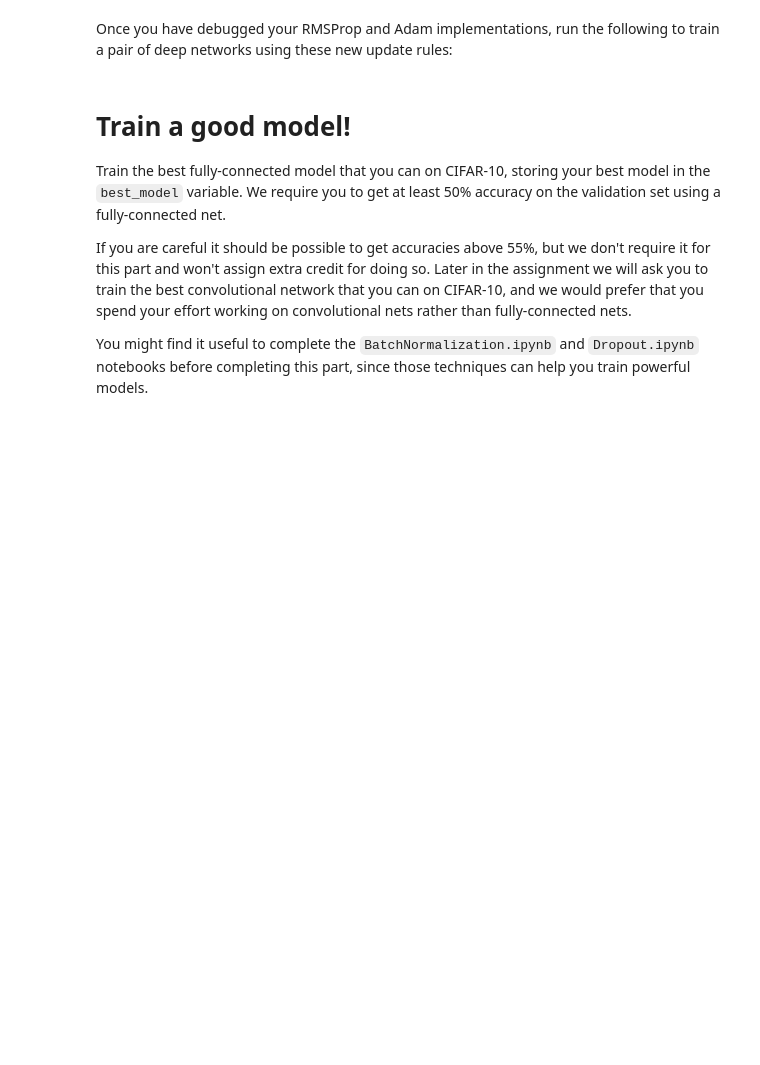
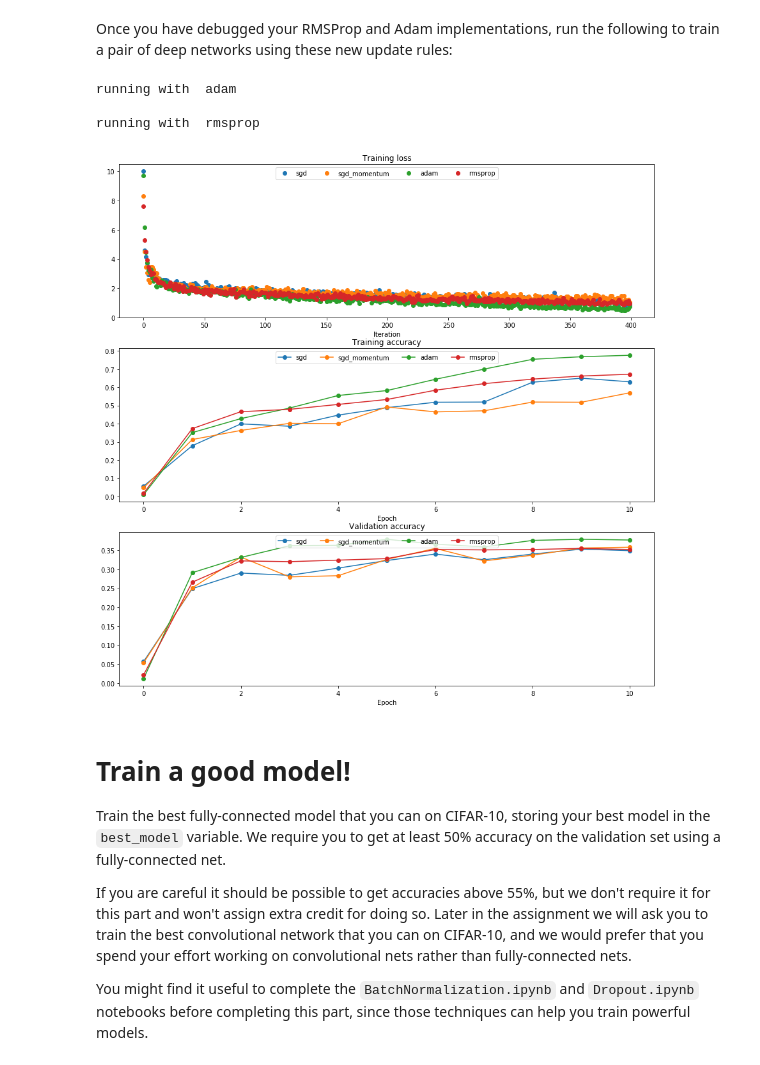
Before and after one commit to LuizFernandoCabral/cs231n, a Jupyter notebook: assignment2/FullyConnectedNets.ipynb, the cells around one changed output. Saved outputs shown, nothing was run; the diff lists cells and outputs as text; code cells hidden in the pictures; blank space fills up the shorter version.

```diff
--- a/assignment2/FullyConnectedNets.ipynb
+++ b/assignment2/FullyConnectedNets.ipynb
@@ -718,43 +725,48 @@ for update_rule in ['adam', 'rmsprop']:
   model = FullyConnectedNet([100, 100, 100, 100, 100], weight_scale=5e-2)
 
   solver = Solver(model, small_data,
-                  num_epochs=5, batch_size=100,
+                  num_epochs=10, batch_size=100,
                   update_rule=update_rule,
                   optim_config={
                     'learning_rate': learning_rates[update_rule]
                   },
-                  verbose=True)
+                  verbose=False)
   solvers[update_rule] = solver
   solver.train()
   print()
 
 plt.subplot(3, 1, 1)
 plt.title('Training loss')
 plt.xlabel('Iteration')
 
 plt.subplot(3, 1, 2)
 plt.title('Training accuracy')
 plt.xlabel('Epoch')
 
 plt.subplot(3, 1, 3)
 plt.title('Validation accuracy')
 plt.xlabel('Epoch')
 
 for update_rule, solver in list(solvers.items()):
   plt.subplot(3, 1, 1)
   plt.plot(solver.loss_history, 'o', label=update_rule)
 
   plt.subplot(3, 1, 2)
   plt.plot(solver.train_acc_history, '-o', label=update_rule)
 
   plt.subplot(3, 1, 3)
   plt.plot(solver.val_acc_history, '-o', label=update_rule)
 
 for i in [1, 2, 3]:
   plt.subplot(3, 1, i)
   plt.legend(loc='upper center', ncol=4)
 plt.gcf().set_size_inches(15, 15)
 plt.show()
+# %% [output]
+running with  adam
+
+running with  rmsprop
+[figure, added]
 # %% [markdown]
 # Train a good model!
 Train the best fully-connected model that you can on CIFAR-10, storing your best model in the `best_model` variable. We require you to get at least 50% accuracy on the validation set using a fully-connected net.
```
Also changed, not shown: parts of 8 cells of this notebook, 5 other files.
